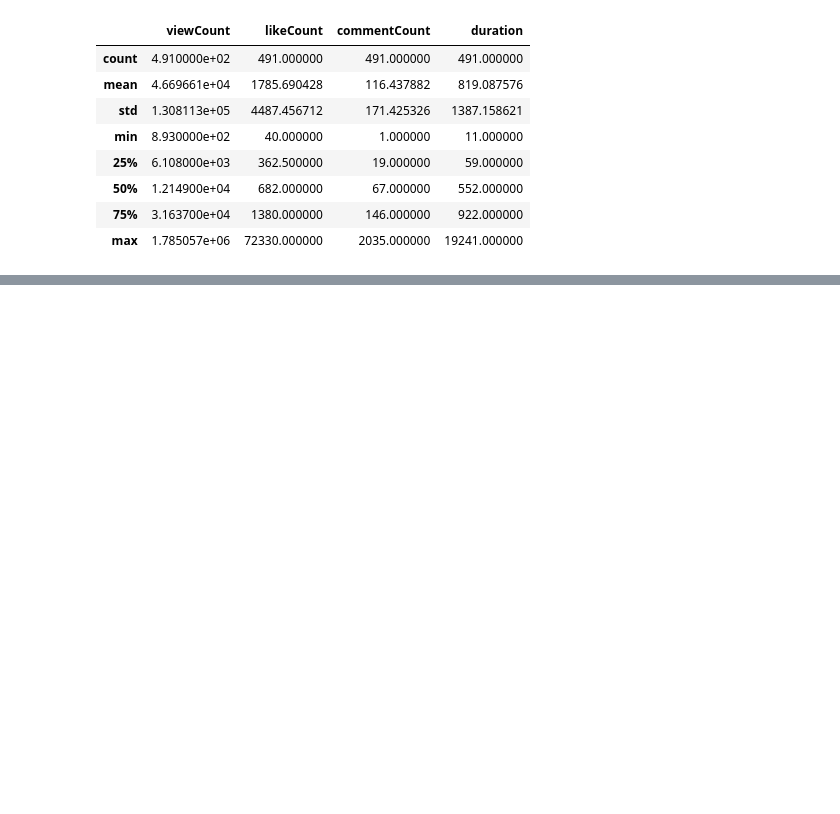
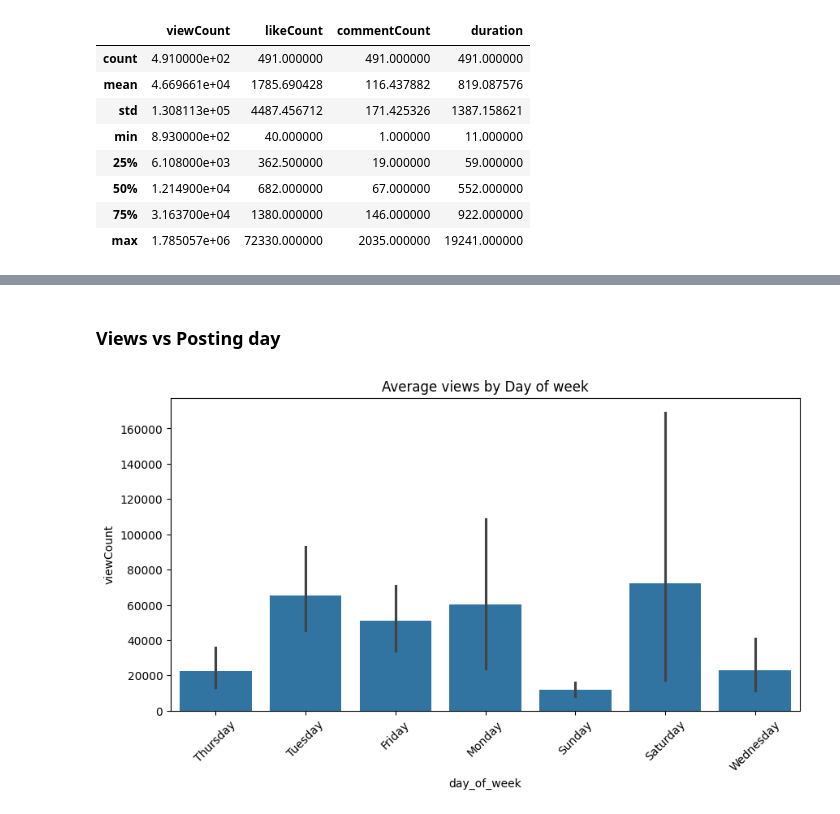
Before and after one commit to Siddhi-S-Thakur/YouTube-Content-Performance-Analyzer, a Jupyter notebook: code.ipynb, the cells around one changed output, grey strips where cells are left out. Cells and saved outputs as stored; diff of their text form; code cells hidden in the pictures; blank space fills up the shorter version.

```diff
--- a/code.ipynb
+++ b/code.ipynb
@@ -48,0 +136,10 @@ df.describe()
+# %% [markdown]
+### Views vs Posting day
+# %%
+plt.figure(figsize = (10,5))
+sns.barplot(x = 'day_of_week', y = 'viewCount', data = df)
+plt.title("Average views by Day of week")
+plt.xticks(rotation = 45)
+plt.show()
+# %% [output]
+[figure, added]
```
Also changed, not shown: parts of 24 cells of this notebook.
